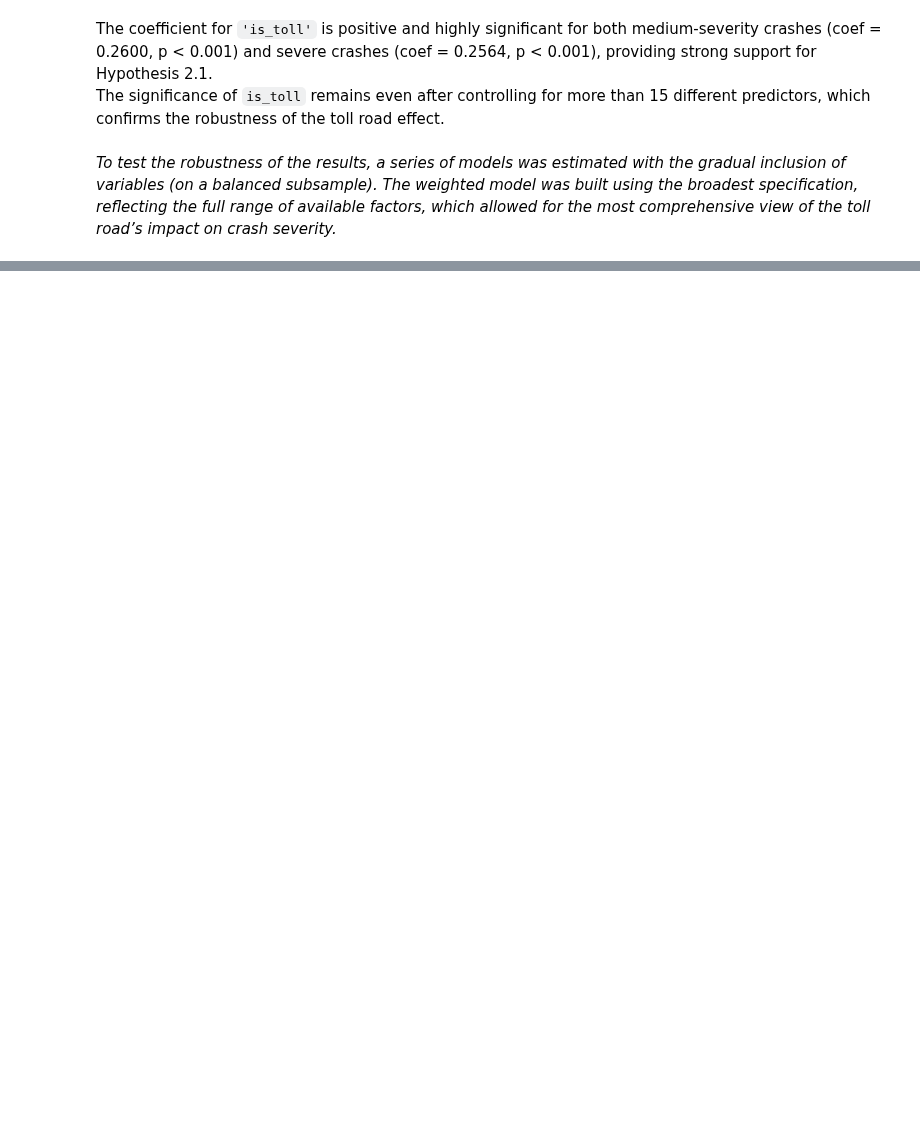
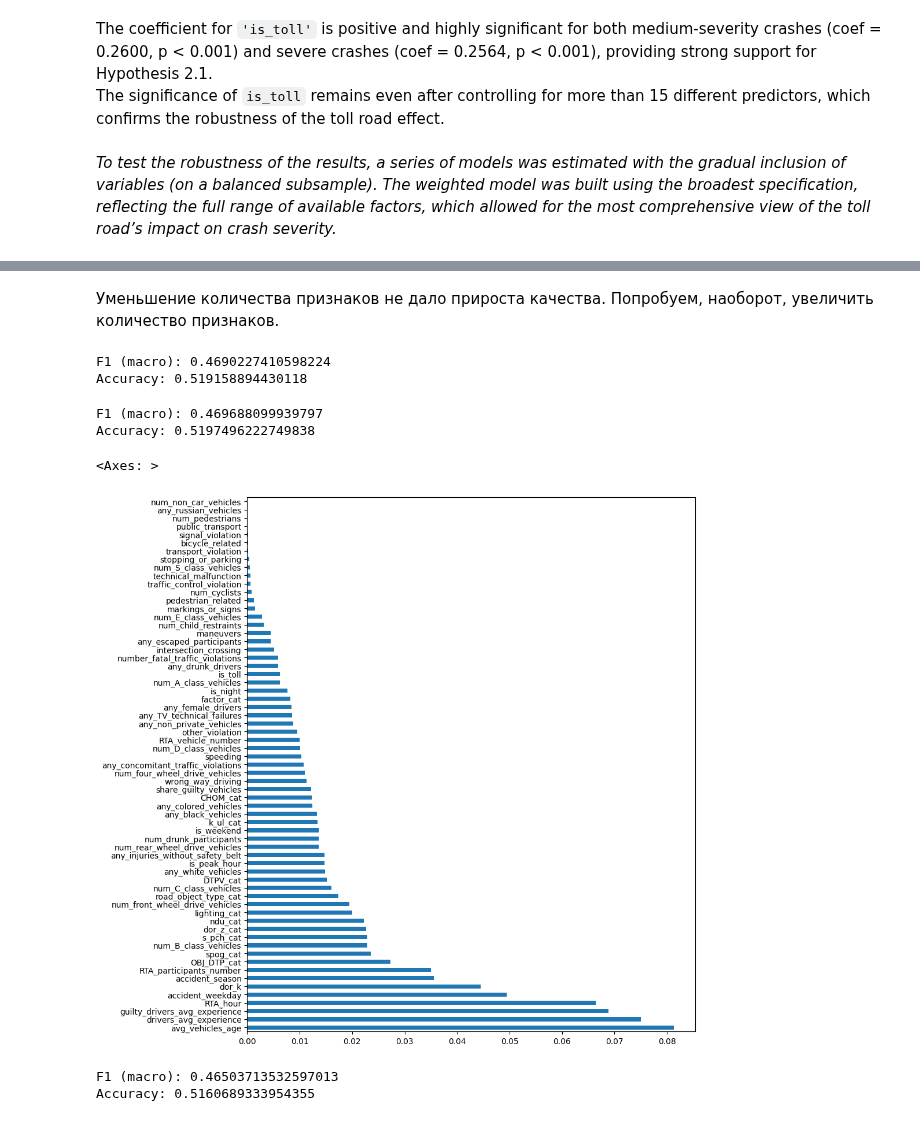
Before and after one commit to NastyaWheel/thesis, a Jupyter notebook: severity/severity_hypotheses.ipynb, the cells around one changed output, grey strips where cells are left out. Cells and saved outputs as stored; diff of their text form; code cells hidden in the pictures; blank space fills up the shorter version.

```diff
--- a/severity/severity_hypotheses.ipynb
+++ b/severity/severity_hypotheses.ipynb
@@ -245,0 +503,60 @@ _To test the robustness of the results, a series of models was estimated with th
+# %% [markdown]
+Уменьшение количества признаков не дало прироста качества. Попробуем, наоборот, увеличить количество признаков.
+# %%
+features = df_hypoth.columns.to_list()
+
+drop_features = [
+    'severity_encode',          # целевая переменная
+    'number_of_deaths',
+    'number_of_wounded',
+    's_dtp',
+    'RTA_number',
+    'COORD_L', 'COORD_W',
+    'min_vehicles_age',
+    'max_vehicles_age',
+    'num_guilty_objects',
+    'accident_year',
+    'accident_month'
+]
+
+features = [col for col in df_hypoth.columns if col not in drop_features]
+
+X = df_hypoth[features]
+y = df_hypoth['severity_encode'] - 1
+
+X_train, X_test, y_train, y_test = train_test_split(X, y, test_size=0.2, random_state=42)
+
+xgb_full = XGBClassifier(random_state=42, use_label_encoder=False, eval_metric='mlogloss')
+xgb_full.fit(X_train, y_train)
+
+y_pred_full = xgb_full.predict(X_test)
+
+print("F1 (macro):", f1_score(y_test, y_pred_full, average='macro'))
+print("Accuracy:", accuracy_score(y_test, y_pred_full))
+# %% [output]
+F1 (macro): 0.4690227410598224
+Accuracy: 0.519158894430118
+# %%
+from sklearn.preprocessing import StandardScaler
+
+scaler = StandardScaler()
+X_train_scaled = scaler.fit_transform(X_train)
+X_test_scaled = scaler.transform(X_test)
+
+xgb_full = XGBClassifier(random_state=42, use_label_encoder=False, eval_metric='mlogloss')
+xgb_full.fit(X_train_scaled, y_train)
+
+y_pred_full = xgb_full.predict(X_test_scaled)
+
+print("F1 (macro):", f1_score(y_test, y_pred_full, average='macro'))
+print("Accuracy:", accuracy_score(y_test, y_pred_full))
+# %% [output]
+F1 (macro): 0.469688099939797
+Accuracy: 0.5197496222749838
+# %%
+importances = model.feature_importances_
+feat_importances = pd.Series(importances, index=X_train.columns)
+feat_importances.sort_values(ascending=False).head(X_train.shape[1]).plot(kind='barh', figsize=(10, 12))
+# %% [output]
+<Axes: >
+[figure, added]
@@ -245,0 +584,15 @@ _To test the robustness of the results, a series of models was estimated with th
+# %%
+scaler = StandardScaler()
+X_train_scaled = scaler.fit_transform(X_train_filtered)
+X_test_scaled = scaler.transform(X_test_filtered)
+
+xgb_full = XGBClassifier(random_state=42, use_label_encoder=False, eval_metric='mlogloss')
+xgb_full.fit(X_train_scaled, y_train)
+
+y_pred_full = xgb_full.predict(X_test_scaled)
+
+print("F1 (macro):", f1_score(y_test, y_pred_full, average='macro'))
+print("Accuracy:", accuracy_score(y_test, y_pred_full))
+# %% [output]
+F1 (macro): 0.46503713532597013
+Accuracy: 0.5160689333954355
```
Also changed, not shown: parts of 21 cells of this notebook, 1 other file.
